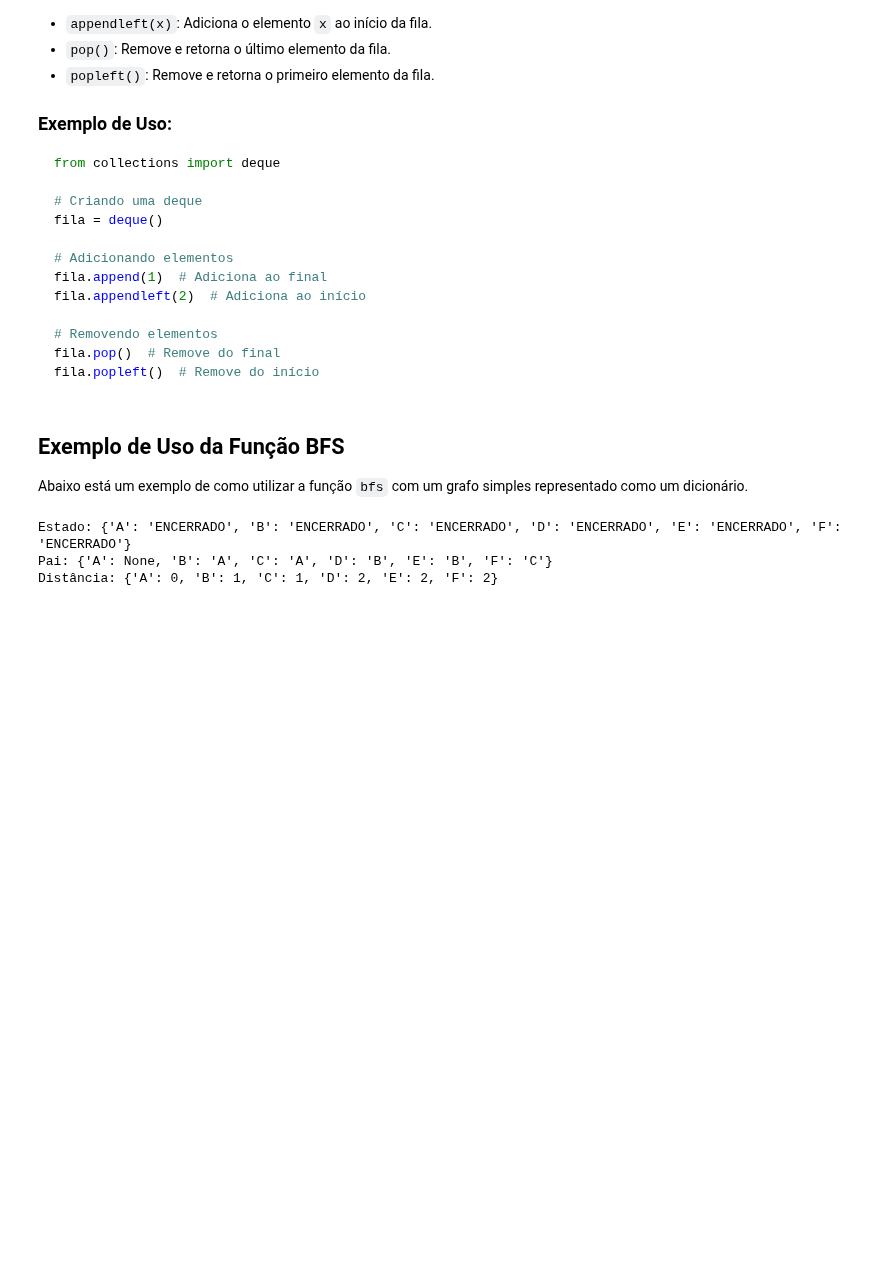
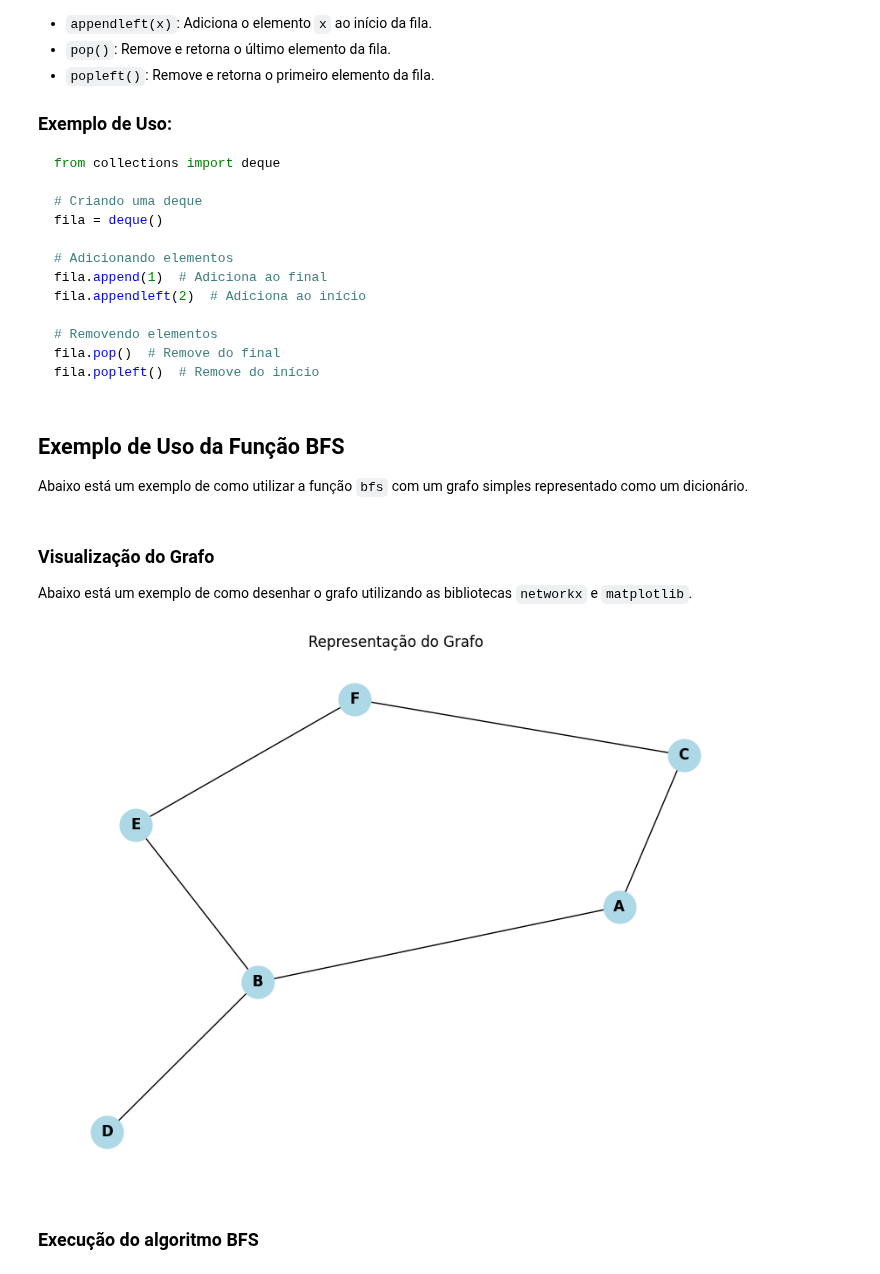
Before and after one commit to LeonardoVieiraGuimaraes/TeoriaGrafos, a Jupyter notebook: Aula06/BuscaGrafo.ipynb, the cells around one changed output. Drawn from its saved outputs; the diff is of its cells as text; code cells hidden in the pictures; blank space fills up the shorter version.

```diff
--- a/Aula06/BuscaGrafo.ipynb
+++ b/Aula06/BuscaGrafo.ipynb
@@ -156,25 +205,36 @@ def bfs(grafo, inicio):
 ## Exemplo de Uso da Função BFS
 
 Abaixo está um exemplo de como utilizar a função `bfs` com um grafo simples representado como um dicionário.
+# %% [markdown]
+### Visualização do Grafo
+
+Abaixo está um exemplo de como desenhar o grafo utilizando as bibliotecas `networkx` e `matplotlib`.
 # %%
+import networkx as nx
+import matplotlib.pyplot as plt
+
 # Exemplo de grafo representado como um dicionário
 grafo = {
     'A': ['B', 'C'],
     'B': ['A', 'D', 'E'],
     'C': ['A', 'F'],
     'D': ['B'],
     'E': ['B', 'F'],
     'F': ['C', 'E']
 }
 
-# Executando a busca em largura a partir do vértice 'A'
-estado, pai, distancia = bfs(grafo, 'A')
+# Criando o grafo com networkx
+G = nx.Graph()
+for vertice, vizinhos in grafo.items():
+    for vizinho in vizinhos:
+        G.add_edge(vertice, vizinho)
 
-# Exibindo os resultados
-print("Estado:", estado)
-print("Pai:", pai)
-print("Distância:", distancia)
+# Desenhando o grafo
+plt.figure(figsize=(8, 6))
+nx.draw(G, with_labels=True, node_color='lightblue', font_weight='bold', node_size=700)
+plt.title("Representação do Grafo")
+plt.show()
 # %% [output]
-Estado: {'A': 'ENCERRADO', 'B': 'ENCERRADO', 'C': 'ENCERRADO', 'D': 'ENCERRADO', 'E': 'ENCERRADO', 'F': 'ENCERRADO'}
-Pai: {'A': None, 'B': 'A', 'C': 'A', 'D': 'B', 'E': 'B', 'F': 'C'}
-Distância: {'A': 0, 'B': 1, 'C': 1, 'D': 2, 'E': 2, 'F': 2}
+[figure, added]
+# %% [markdown]
+### Execução do algoritmo BFS
```
Also changed, not shown: parts of 21 cells of this notebook, 5 other files.
